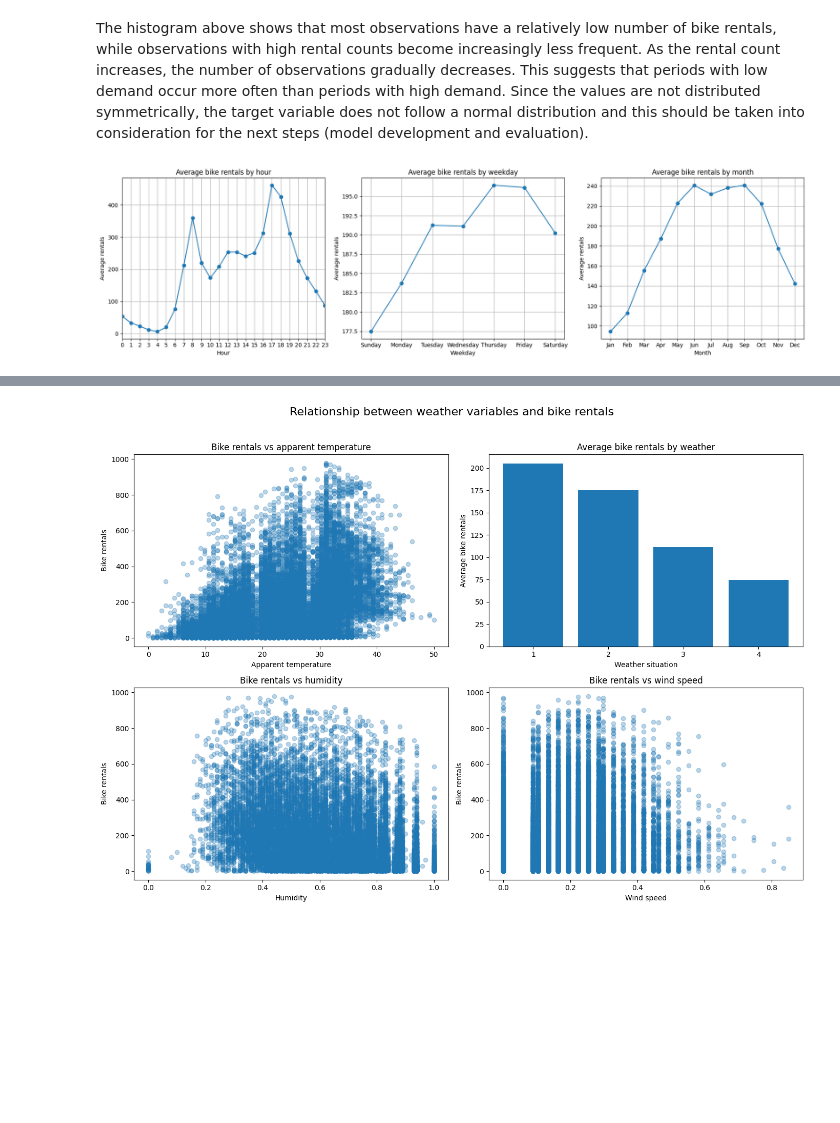
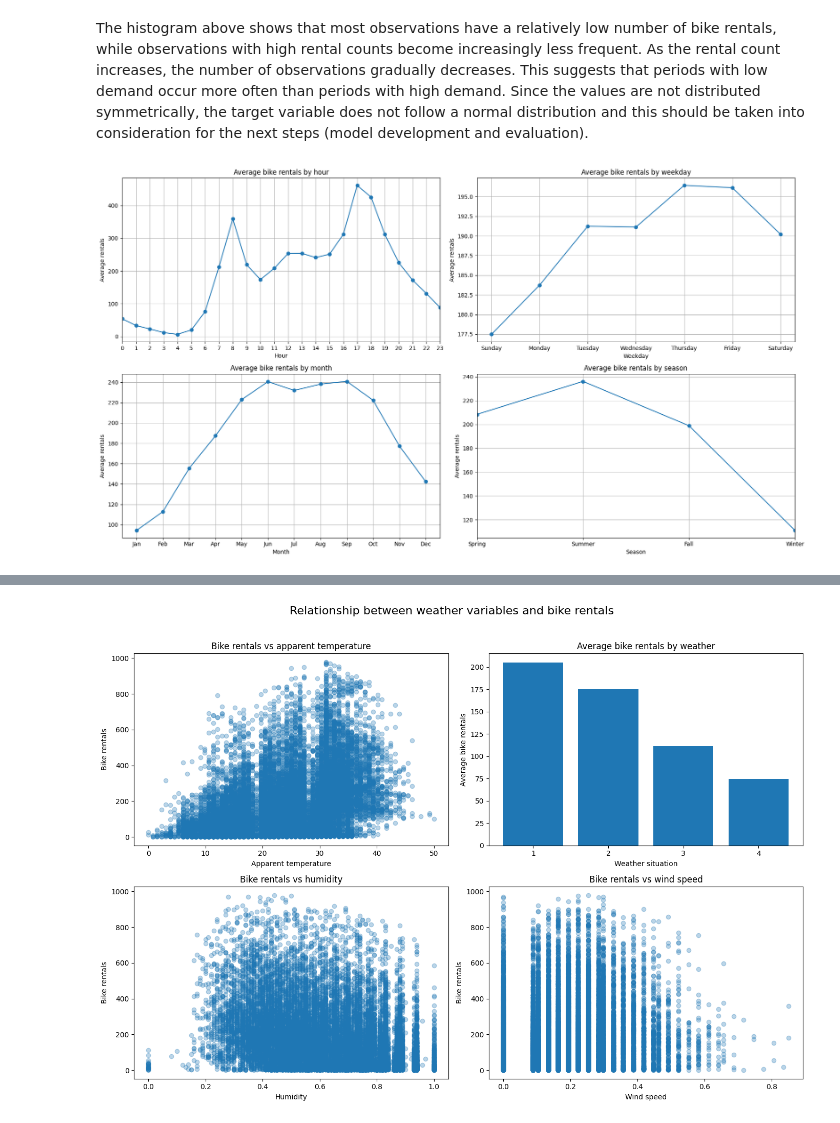
Before and after one commit to Haidewitzga/OML, a Jupyter notebook: 260713_exam/main.ipynb, the cells around one changed output, grey strips where cells are left out. Cells and saved outputs as stored; diff of their text form; code cells hidden in the pictures; blank space fills up the shorter version.

```diff
--- a/260713_exam/main.ipynb
+++ b/260713_exam/main.ipynb
@@ -413,60 +421,70 @@ plt.show()
 The histogram above shows that most observations have a relatively low number of bike rentals, while observations with high rental counts become increasingly less frequent. As the rental count increases, the number of observations gradually decreases. This suggests that periods with low demand occur more often than periods with high demand. Since the values are not distributed symmetrically, the target variable does not follow a normal distribution and this should be taken into consideration for the next steps (model development and evaluation).
 # %%
 # Visualizing the average bike rentals by hour, weekday, and month
+# Taking the average data
 hourly = df_clean.groupby("hr")["cnt"].mean()
 daily = df_clean.groupby("weekday")["cnt"].mean()
 monthly = df_clean.groupby("mnth")["cnt"].mean()
+seasonal = df_clean.groupby("season")["cnt"].mean()
 
-fig, ax = plt.subplots(1, 3, figsize=(18, 5))
+fig, ax = plt.subplots(2, 2, figsize=(18, 10))
 
 # Hourly plot
-ax[0].plot(hourly.index, hourly.values, marker="o")
-ax[0].set_xticks(range(24))
-ax[0].set_xlim(0, 23)
-ax[0].set_xlabel("Hour")
-ax[0].set_ylabel("Average rentals")
-ax[0].set_title("Average bike rentals by hour")
-ax[0].grid(True)
+ax[0, 0].plot(hourly.index, hourly.values, marker="o")
+ax[0, 0].set_xticks(range(24))
+ax[0, 0].set_xlim(0, 23)
+ax[0, 0].set_xlabel("Hour")
+ax[0, 0].set_ylabel("Average rentals")
+ax[0, 0].set_title("Average bike rentals by hour")
+ax[0, 0].grid(True)
 
 # Daily plot
 weekday_map = {
     0: "Sunday",
     1: "Monday",
     2: "Tuesday",
     3: "Wednesday",
     4: "Thursday",
     5: "Friday",
     6: "Saturday"
 }
 
-ax[1].plot(daily.index, daily.values, marker="o")
-
-ax[1].set_xticks(daily.index)
-ax[1].set_xticklabels(
-    [weekday_map[day] for day in daily.index]
-)
-
-ax[1].set_xlabel("Weekday")
-ax[1].set_ylabel("Average rentals")
-ax[1].set_title("Average bike rentals by weekday")
-ax[1].grid(True)
+ax[0, 1].plot(daily.index, daily.values, marker="o")
+ax[0, 1].set_xticks(daily.index)
+ax[0, 1].set_xticklabels([weekday_map[day] for day in daily.index])
+ax[0, 1].set_xlabel("Weekday")
+ax[0, 1].set_ylabel("Average rentals")
+ax[0, 1].set_title("Average bike rentals by weekday")
+ax[0, 1].grid(True)
 
 # Monthly plot
 month_names = [
     "Jan", "Feb", "Mar", "Apr", "May", "Jun",
     "Jul", "Aug", "Sep", "Oct", "Nov", "Dec"
 ]
 
-ax[2].set_xticks(range(1, 13))
-ax[2].set_xticklabels(month_names)
-ax[2].plot(monthly.index, monthly.values, marker="o")
-ax[2].set_xlabel("Month")
-ax[2].set_ylabel("Average rentals")
-ax[2].set_title("Average bike rentals by month")
-ax[2].grid(True)
+ax[1, 0].set_xticks(range(1, 13))
+ax[1, 0].set_xticklabels(month_names)
+ax[1, 0].plot(monthly.index, monthly.values, marker="o")
+ax[1, 0].set_xlabel("Month")
+ax[1, 0].set_ylabel("Average rentals")
+ax[1, 0].set_title("Average bike rentals by month")
+ax[1, 0].grid(True)
+
+# Season plot
+season_names = ["Spring", "Summer", "Fall", "Winter"]
+
+ax[1, 1].plot(seasonal.index, seasonal.values, marker="o")
+ax[1, 1].set_xticks([1, 2, 3, 4])
+ax[1, 1].set_xticklabels(season_names)
+ax[1, 1].set_xlim(1, 4)
+ax[1, 1].set_xlabel("Season")
+ax[1, 1].set_ylabel("Average rentals")
+ax[1, 1].set_title("Average bike rentals by season")
+ax[1, 1].grid(True)
 
 plt.tight_layout()
 plt.show()
 # %% [output]
-[figure, old version]
+[figure, new version]
 # %% [markdown]
```
Also changed, not shown: parts of 9 cells of this notebook.
